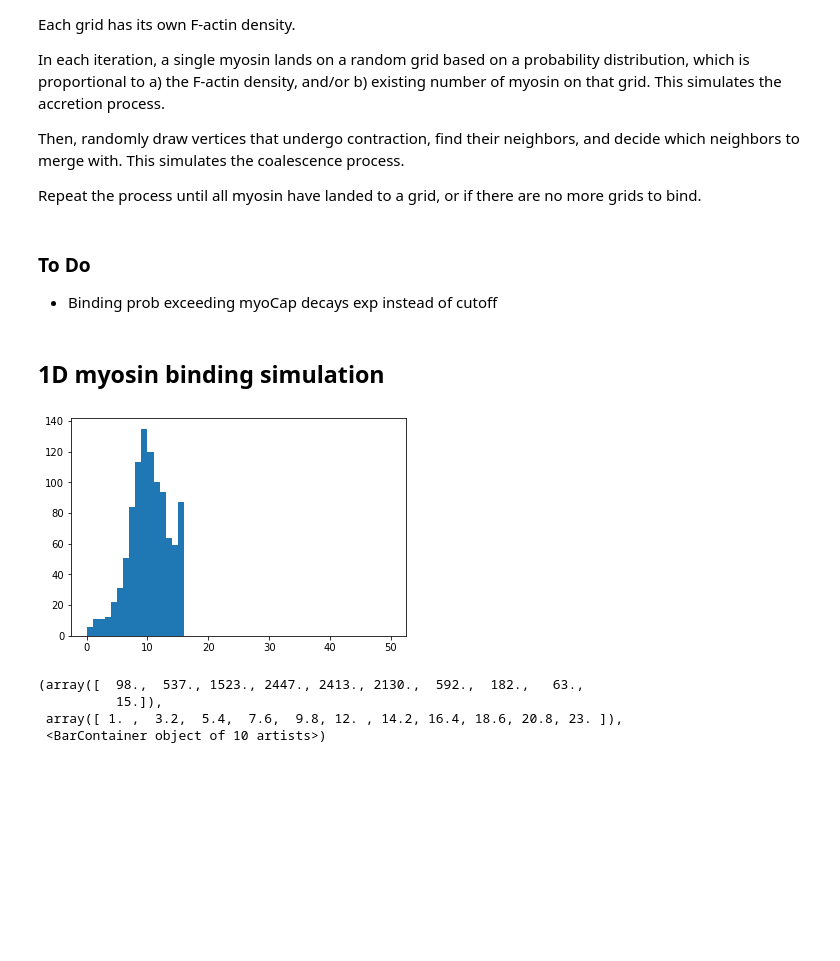
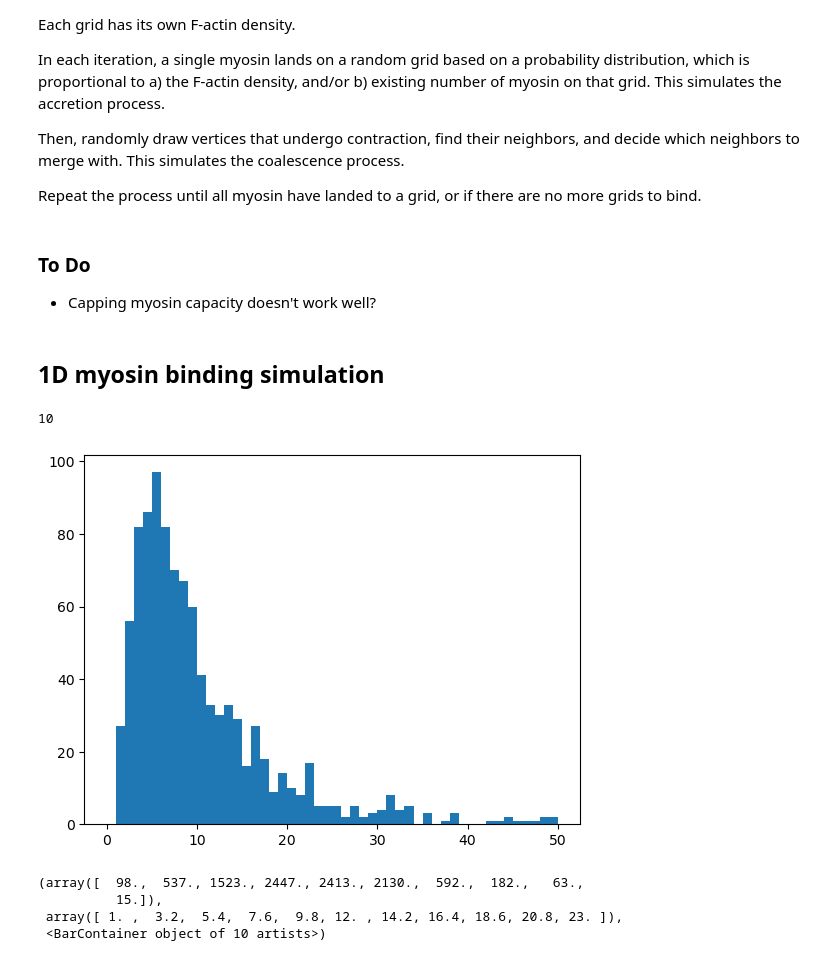
Before and after one commit to WHChou/Myosin-cluster-simulation, a Jupyter notebook: MyosinBinding_v2.ipynb, the cells around one changed output. Saved outputs shown, nothing was run; the diff lists cells and outputs as text; code cells hidden in the pictures; blank space fills up the shorter version.

Commit message:
Reformulate binding prob, merging, and myoCap

```diff
--- a/MyosinBinding_v2.ipynb
+++ b/MyosinBinding_v2.ipynb
@@ -13,7 +13,7 @@ Then, randomly draw vertices that undergo contraction, find their neighbors, and
 Repeat the process until all myosin have landed to a grid, or if there are no more grids to bind.
 # %% [markdown]
 ### To Do
--  Binding prob exceeding myoCap decays exp instead of cutoff
+-  Capping myosin capacity doesn't work well?
 # %%
 # Import packages
 import math
@@ -27,5 +27,14 @@ from scipy.spatial import Delaunay
 #import networkx as nx
 # %% [markdown]
 ## 1D myosin binding simulation
+# %%
+#def merger():
+myosinNum = np.array([3, 5, 6, 8, 10, 4])
+prob = [1, 1, 1, 1, 1, 1]
+diff = np.abs(myosinNum[1:] - myosinNum[0:-1])
+for ii in np.where(diff>5)[0]:
+    print(myosinNum[ii])
+# %% [output]
+10
 # %%
 # Define function that runs simulation based on weights that are defined
@@ -85,18 +108,19 @@ def runSimulation(numMyosin, numGrid, mu, sigma, myoCap, actinBiasVal, myosinBia
 # %%
 numMyosin = 10000
 numGrid = 1000
 mu = 1
 sigma = 1
-myoCap = 15
-actinBiasVal = 0
+#myoCap = 30
+actinBiasVal = 5
 myosinBiasVal = 0
-activity = 0
-dis_rate = 0.01
-res = runSimulation(numMyosin, numGrid, mu, sigma, myoCap, actinBiasVal, myosinBiasVal, activity, dis_rate)
-plt.hist(res, bins = np.linspace(0, 50, 51))
+merge_thresh = 10
+Pmerge = 0.
+#dis_rate = 0.01
+res = runSimulation(numMyosin, numGrid, mu, sigma, actinBiasVal, myosinBiasVal, merge_thresh, Pmerge)
+plt.hist(res[res>0], bins = np.linspace(0, 50, 51))
 plt.show()
 # %% [output]
-[figure, old version]
+[figure, new version]
 # %%
 # Simulation: no biases, random binding
 mu = 1   # Thickness of actin
```
Also changed, not shown: parts of 1 cell of this notebook.
